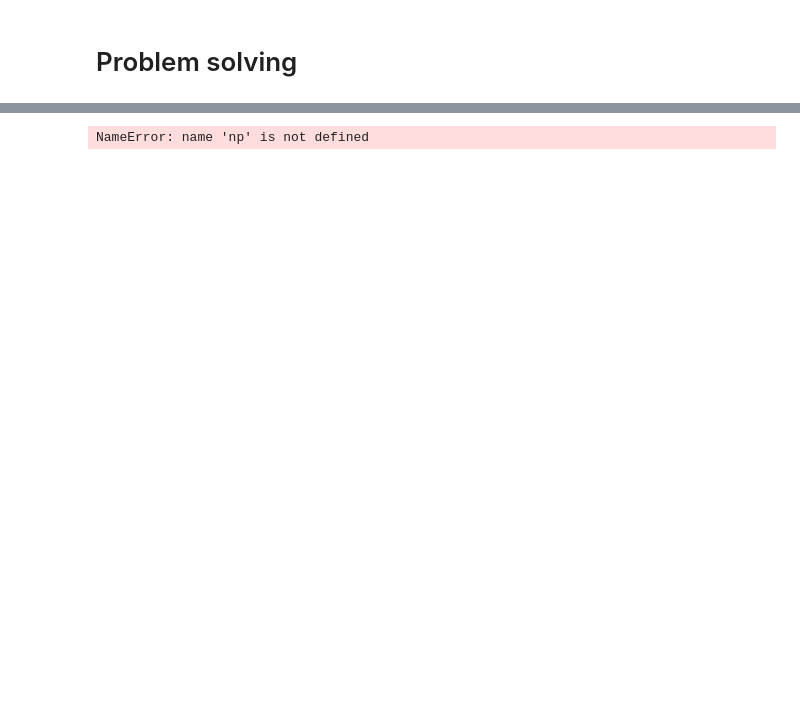
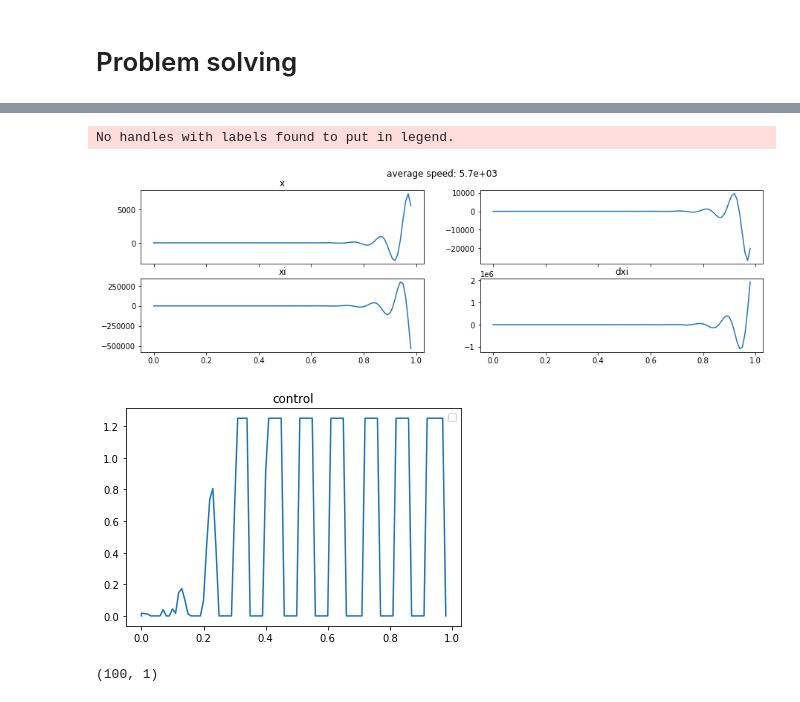
Before and after one commit to xxFirefly/mpc_rl_capsubot, a Jupyter notebook: example_mpc.ipynb, the cells around one changed output, grey strips where cells are left out. Saved outputs shown, nothing was run; the diff lists cells and outputs as text; code cells hidden in the pictures; blank space fills up the shorter version.

```diff
--- a/example_mpc.ipynb
+++ b/example_mpc.ipynb
@@ -156,19 +158,19 @@ solver = nlpsol("solver", "ipopt", nlp_prob, opts)
 lbx = DM.zeros((n_states * (N + 1) + n_controls * N, 1))
 ubx = DM.zeros((n_states * (N + 1) + n_controls * N, 1))
 
-lbx[0 : n_states * (N + 1) : n_states] = -1  # X lower bound
-lbx[1 : n_states * (N + 1) : n_states] = -1  # x_dot lower bound
-lbx[2 : n_states * (N + 1) : n_states] = -0.2  # xi lower bound
-lbx[3 : n_states * (N + 1) : n_states] = -1  # xi_dot lower bound
+lbx[0 : n_states * (N + 1) : n_states] = -inf  # X lower bound
+lbx[1 : n_states * (N + 1) : n_states] = -inf  # x_dot lower bound
+lbx[2 : n_states * (N + 1) : n_states] = -inf  # xi lower bound
+lbx[3 : n_states * (N + 1) : n_states] = -inf  # xi_dot lower bound
 
 
 ubx[0 : n_states * (N + 1) : n_states] = inf  # X lower bound
-ubx[1 : n_states * (N + 1) : n_states] = 1  # x_dot lower bound
-ubx[2 : n_states * (N + 1) : n_states] = 0.2  # xi lower bound
-ubx[3 : n_states * (N + 1) : n_states] = 1  # xi_dot lower bound
+ubx[1 : n_states * (N + 1) : n_states] = inf  # x_dot upper bound
+ubx[2 : n_states * (N + 1) : n_states] = inf  # xi lower bound
+ubx[3 : n_states * (N + 1) : n_states] = inf  # xi_dot upper bound
 
 
-lbx[n_states * (N + 1) :] = F_min  # v lower bound for F.. NEED TO DOBUBLE CHECK THIS
+lbx[n_states * (N + 1) :] = F_min  # v lower bound for F.
 ubx[n_states * (N + 1) :] = F_max  # v upper bound for F
 
 
@@ -252,24 +263,29 @@ print("final error: ", ss_error)
 # %%
-states = np.array(states)
-
 fig, axs = plt.subplots(2, 2, sharex=True)  # , sharex=True, sharey=True)
-fig.suptitle("average speed: {:.3}".format(states[-1, 0] / ts[-1]))
-axs[0, 0].plot(ts, states[:, 0], label="x")
+fig.set_figwidth(15)
+fig.suptitle("average speed: {:.3}".format(cat_states[0, 1, -1] / t[-1, 0]))
+axs[0, 0].plot(t, cat_states[0, 1, :], label="x")
 axs[0, 0].set_title("x")
-axs[1, 0].plot(ts, states[:, 1], label="dx")
+axs[1, 0].plot(t, cat_states[1, 1, :], label="dx")
 axs[1, 0].set_title("dx")
-axs[0, 1].plot(ts, states[:, 2] + states[:, 0], label="xi")
+axs[0, 1].plot(t, cat_states[2, 1, :], label="xi")
 axs[1, 0].set_title("xi")
-axs[1, 1].plot(ts, states[:, 3], label="dxi")
+axs[1, 1].plot(t, cat_states[3, 1, :], label="dxi")
 axs[1, 1].set_title("dxi")
-t_shift = 3
-axs[0, 0].set_xlim(t_shift, t_shift + 1)
+# t_shift = 3
+# axs[0, 0].set_xlim(t_shift, t_shift + 1)
 
 
 plt.figure()
-plt.plot(ts, actions, label="F")
-plt.xlim(t_shift, t_shift + 1)
+plt.title("control")
+plt.plot(t, cat_controls[:, 0])
 plt.legend()
 plt.show()
 # %% [output]
-NameError: name 'np' is not defined
+No handles with labels found to put in legend.
+[figure, added]
+[figure, added]
+# %%
+cat_controls.shape
+# %% [output]
+(100, 1)
```
Also changed, not shown: parts of 11 cells of this notebook.
